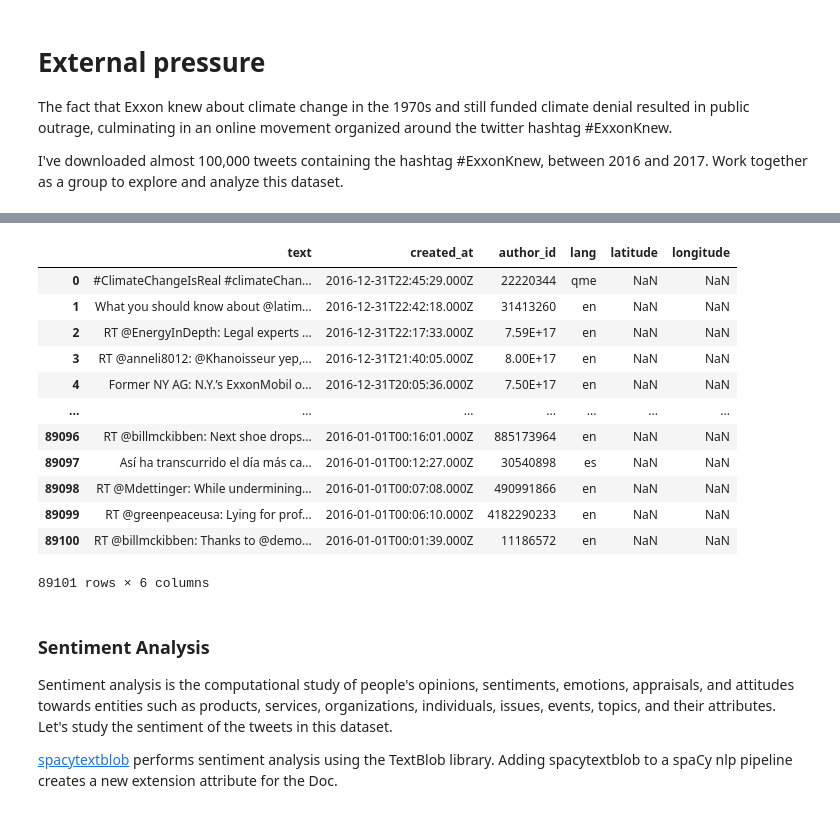
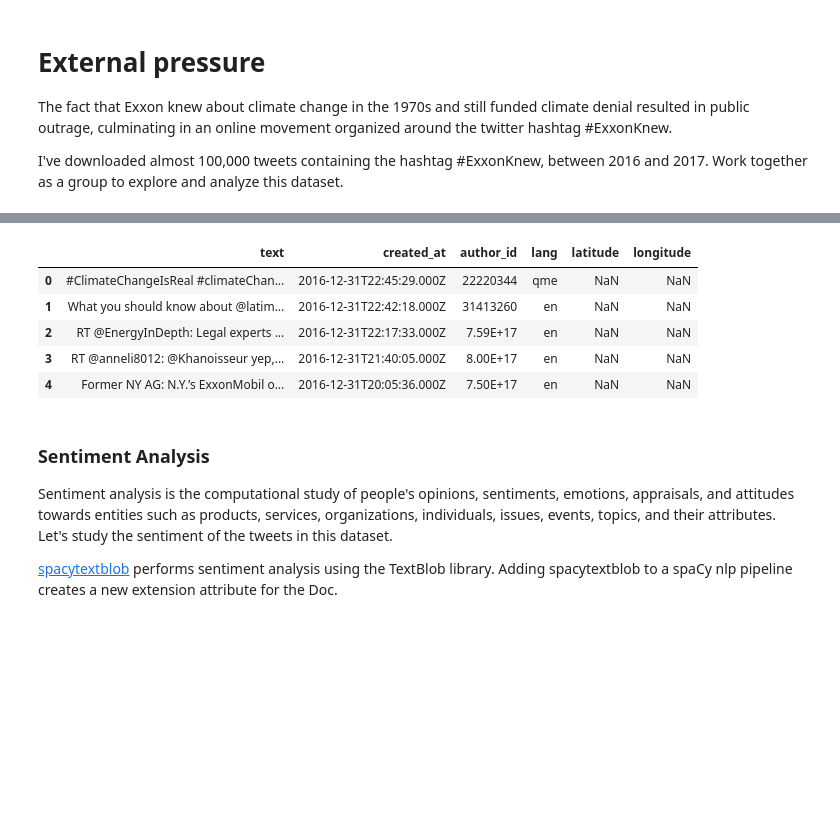
Before and after one commit to kwanyudyson/QM2, a Jupyter notebook: notebooks/W04. Natural Language Processing.ipynb, the cells around one changed output, grey strips where cells are left out. Drawn from its saved outputs; the diff is of its cells as text; code cells hidden in the pictures; blank space fills up the shorter version.

```diff
--- a/notebooks/W04. Natural Language Processing.ipynb
+++ b/notebooks/W04. Natural Language Processing.ipynb
@@ -552,20 +577,13 @@ I've downloaded almost 100,000 tweets containing the hashtag #ExxonKnew, between
 # %%
 tweets=pd.read_csv('data/wk4/Exxon_tweets_clean.csv')
-tweets
+tweets.head()
 # %% [output]
 |  | text | created_at | author_id | lang | latitude | longitude |
 | 0 | #ClimateChangeIsReal #climateChan... | 2016-12-31T22:45:29.000Z | 22220344 | qme | NaN | NaN |
 | 1 | What you should know about @latim... | 2016-12-31T22:42:18.000Z | 31413260 | en | NaN | NaN |
 | 2 | RT @EnergyInDepth: Legal experts ... | 2016-12-31T22:17:33.000Z | 7.59E+17 | en | NaN | NaN |
 | 3 | RT @anneli8012: @Khanoisseur yep,... | 2016-12-31T21:40:05.000Z | 8.00E+17 | en | NaN | NaN |
 | 4 | Former NY AG: N.Y.’s ExxonMobil o... | 2016-12-31T20:05:36.000Z | 7.50E+17 | en | NaN | NaN |
-| ... | ... | ... | ... | ... | ... | ... |
-| 89096 | RT @billmckibben: Next shoe drops... | 2016-01-01T00:16:01.000Z | 885173964 | en | NaN | NaN |
-| 89097 | Así ha transcurrido el día más ca... | 2016-01-01T00:12:27.000Z | 30540898 | es | NaN | NaN |
-| 89098 | RT @Mdettinger: While undermining... | 2016-01-01T00:07:08.000Z | 490991866 | en | NaN | NaN |
-| 89099 | RT @greenpeaceusa: Lying for prof... | 2016-01-01T00:06:10.000Z | 4182290233 | en | NaN | NaN |
-| 89100 | RT @billmckibben: Thanks to @demo... | 2016-01-01T00:01:39.000Z | 11186572 | en | NaN | NaN |
-89101 rows × 6 columns
 # %% [markdown]
 ### Sentiment Analysis
 
```
Also changed, not shown: parts of 18 cells of this notebook.
